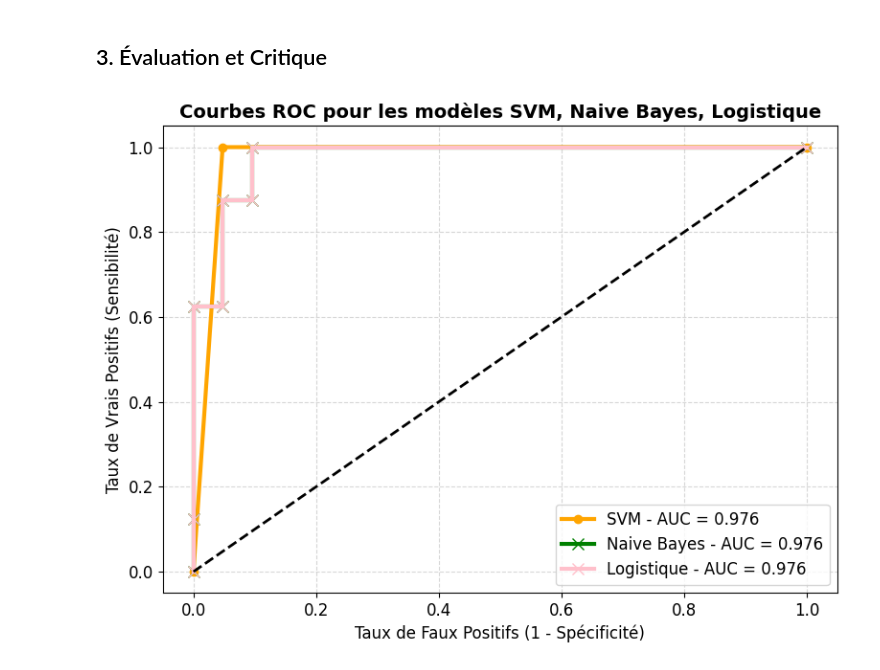
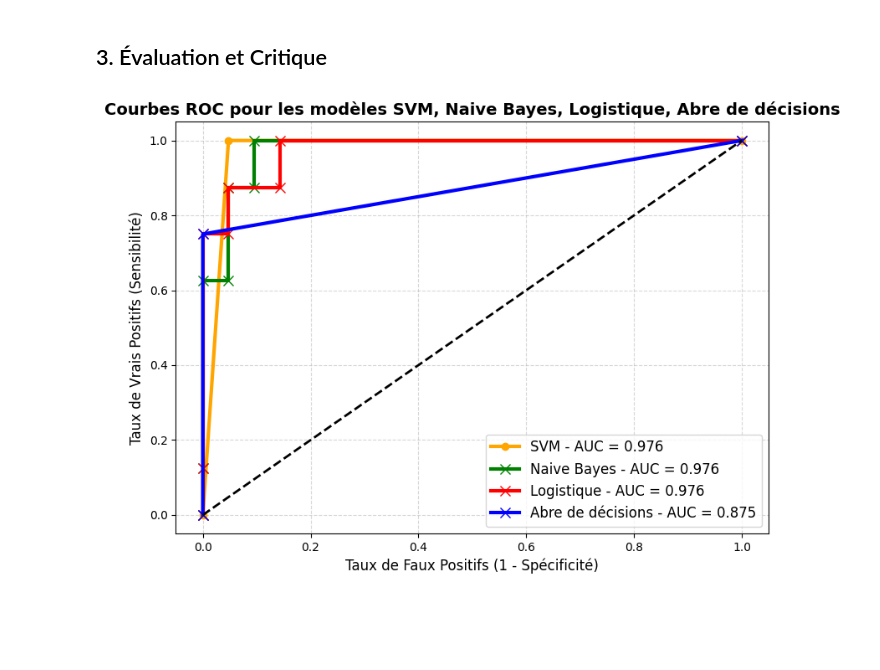
Before and after one commit to marktr11/Cervical-Cancer-Risk-Classification, a Jupyter notebook: Code/Comparer les modèles.ipynb, the cells around one changed output. Cells and saved outputs as stored; diff of their text form; code cells hidden in the pictures; blank space fills up the shorter version.

```diff
--- a/Code/Comparer les modèles.ipynb
+++ b/Code/Comparer les modèles.ipynb
@@ -39,37 +39,48 @@ tpr_log = roc_data_log['tpr_log']
 auc_log = roc_data_log['auc_log']
 pred_log = roc_data_log['pred_log']
 pred_log = (pred_log >= 0.5).astype(int)
+# %%
+with open('Variables/roc_data_tree.pkl', 'rb') as f:
+    roc_data_tree = pickle.load(f)
+
+fpr_tree = roc_data_tree['fpr_dt']
+tpr_tree = roc_data_tree['tpr_dt']
+auc_tree = roc_data_tree['roc_dt']
+pred_tree = roc_data_tree['pred_dt']
 # %% [markdown]
 ## 3. Évaluation et Critique
 # %%
 plt.figure(figsize=(8, 6))
 
 # Plot SVC (Noyau RBF)
 plt.plot(fpr_svm, tpr_svm, label=f'SVM - AUC = {auc_svm:.3f}', linewidth=3, marker='o', markersize=6, markerfacecolor='orange', color='orange')
 
 # Plot Naive Bayes
 plt.plot(fpr_nb, tpr_nb, label=f'Naive Bayes - AUC = {auc_nb:.3f}', linewidth=3, marker='x', markersize=8, markerfacecolor='green', color='green')
 
 # Plot Logistic
-plt.plot(fpr_nb, tpr_nb, label=f'Logistique - AUC = {auc_log:.3f}', linewidth=3, marker='x', markersize=8, markerfacecolor='pink', color='pink')
+plt.plot(fpr_log, tpr_log, label=f'Logistique - AUC = {auc_log:.3f}', linewidth=3, marker='x', markersize=8, markerfacecolor='red', color='red')
+
+# Plot abre de decision
+plt.plot(fpr_tree, tpr_tree, label=f'Abre de décisions - AUC = {auc_tree:.3f}', linewidth=3, marker='x', markersize=8, markerfacecolor='blue', color='blue')
 
 # Ajouter une ligne diagonale (modèle aléatoire)
 plt.plot([0, 1], [0, 1], 'k--', linewidth=2)
 
 plt.rcParams['font.size'] = 12
-plt.title('Courbes ROC pour les modèles SVM, Naive Bayes, Logistique', fontsize=14, fontweight='bold')
+plt.title('Courbes ROC pour les modèles SVM, Naive Bayes, Logistique, Abre de décisions', fontsize=14, fontweight='bold')
 plt.xlabel('Taux de Faux Positifs (1 - Spécificité)', fontsize=12)
 plt.ylabel('Taux de Vrais Positifs (Sensibilité)', fontsize=12)
 
 plt.legend(loc='lower right', fontsize=12)
 
 plt.grid(True, linestyle='--', alpha=0.5)
 
 # Afficher le graphique
 plt.tight_layout()
 plt.show()
 # %% [output]
-[figure, old version]
+[figure, new version]
 # %%
 models = {
     "SVM": pred_svm,
```
Also changed, not shown: parts of 2 cells of this notebook, 3 other files.
